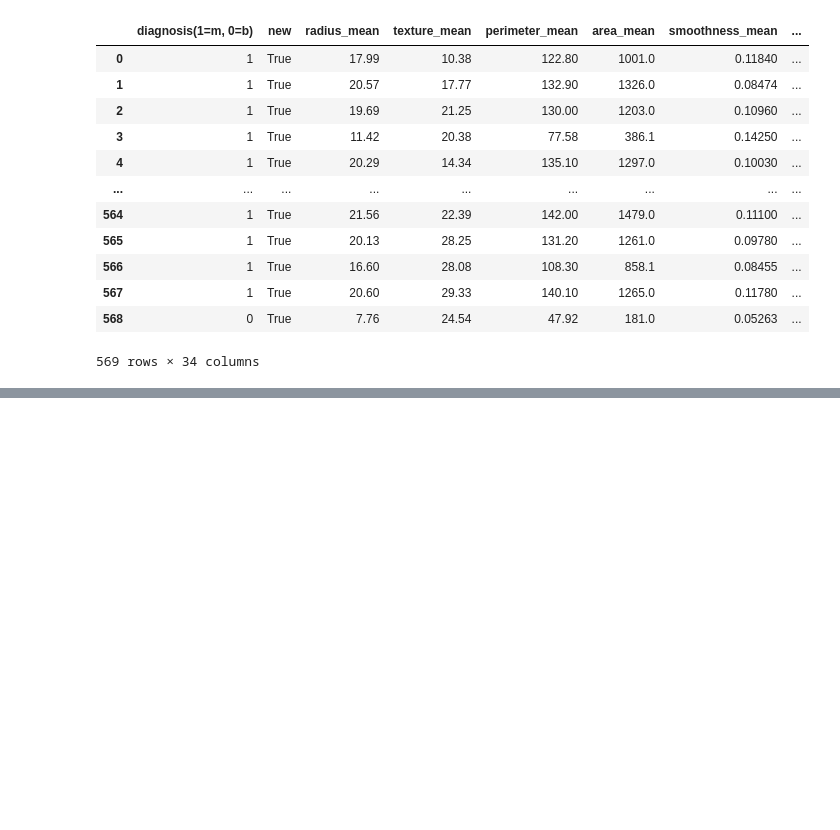
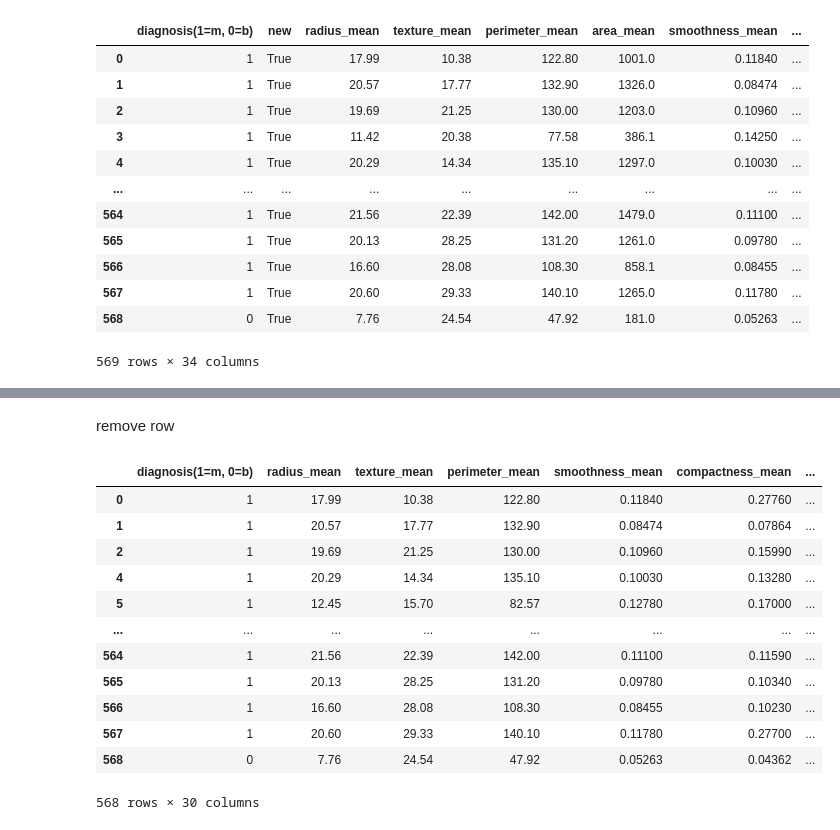
Before and after one commit to ukasz21/learning, a Jupyter notebook: numpy_tutorials/codemy_pandas_tutorial/pandas_codemy_pt2_28.ipynb, the cells around one changed output, grey strips where cells are left out. Drawn from its saved outputs; the diff is of its cells as text; code cells hidden in the pictures; blank space fills up the shorter version.

```diff
--- a/numpy_tutorials/codemy_pandas_tutorial/pandas_codemy_pt2_28.ipynb
+++ b/numpy_tutorials/codemy_pandas_tutorial/pandas_codemy_pt2_28.ipynb
@@ -563,0 +606,20 @@ df2
+# %%
+df2.drop("area_mean", axis=1, inplace=True) # it deletes permanently
+# %% [markdown]
+remove row
+# %%
+df2.drop(3) # axis by default is 0
+# %% [output]
+|  | diagnosis(1=m, 0=b) | radius_mean | texture_mean | perimeter_mean | smoothness_mean | compactness_mean | ... |
+| 0 | 1 | 17.99 | 10.38 | 122.80 | 0.11840 | 0.27760 | ... |
+| 1 | 1 | 20.57 | 17.77 | 132.90 | 0.08474 | 0.07864 | ... |
+| 2 | 1 | 19.69 | 21.25 | 130.00 | 0.10960 | 0.15990 | ... |
+| 4 | 1 | 20.29 | 14.34 | 135.10 | 0.10030 | 0.13280 | ... |
+| 5 | 1 | 12.45 | 15.70 | 82.57 | 0.12780 | 0.17000 | ... |
+| ... | ... | ... | ... | ... | ... | ... | ... |
+| 564 | 1 | 21.56 | 22.39 | 142.00 | 0.11100 | 0.11590 | ... |
+| 565 | 1 | 20.13 | 28.25 | 131.20 | 0.09780 | 0.10340 | ... |
+| 566 | 1 | 16.60 | 28.08 | 108.30 | 0.08455 | 0.10230 | ... |
+| 567 | 1 | 20.60 | 29.33 | 140.10 | 0.11780 | 0.27700 | ... |
+| 568 | 0 | 7.76 | 24.54 | 47.92 | 0.05263 | 0.04362 | ... |
+568 rows × 30 columns
```
Also changed, not shown: parts of 15 cells of this notebook.
